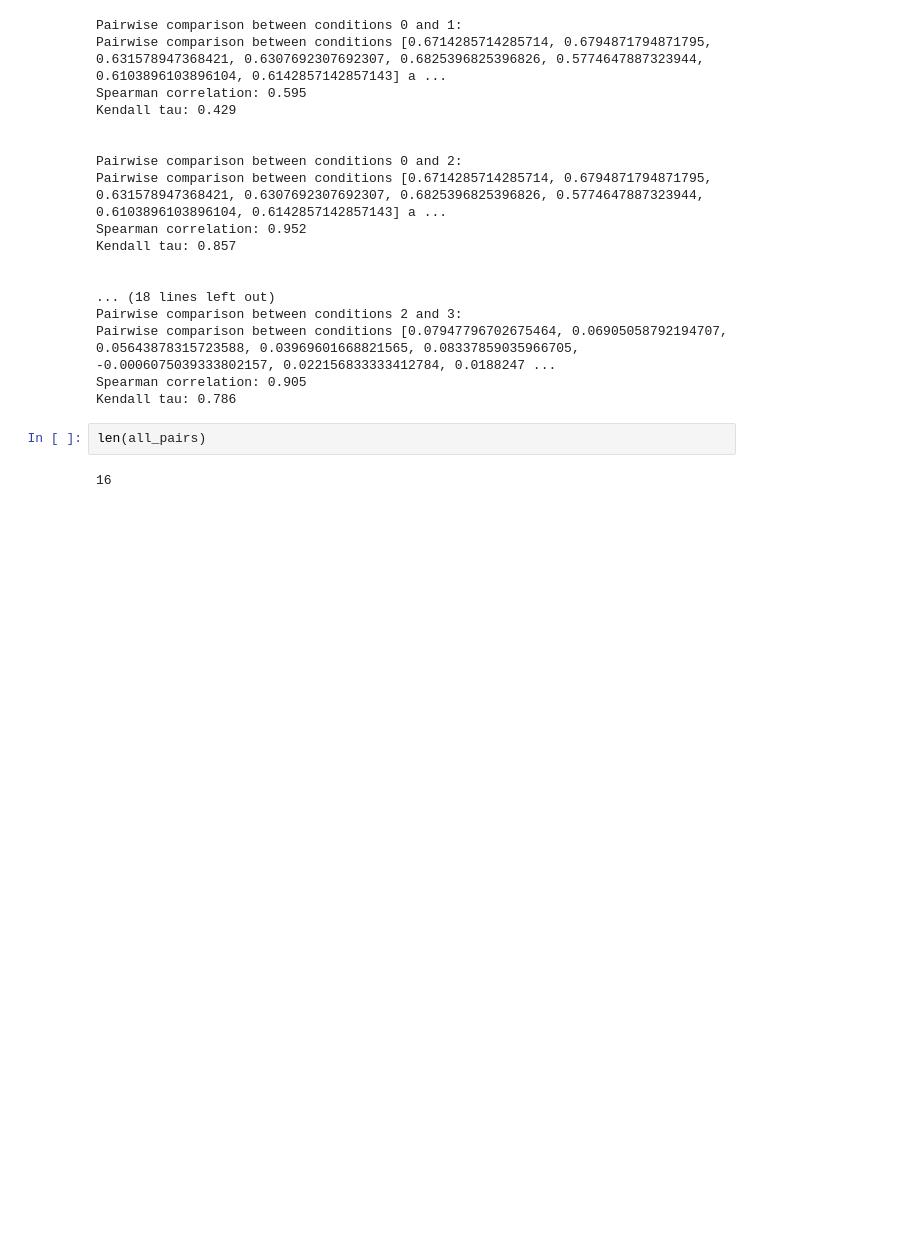
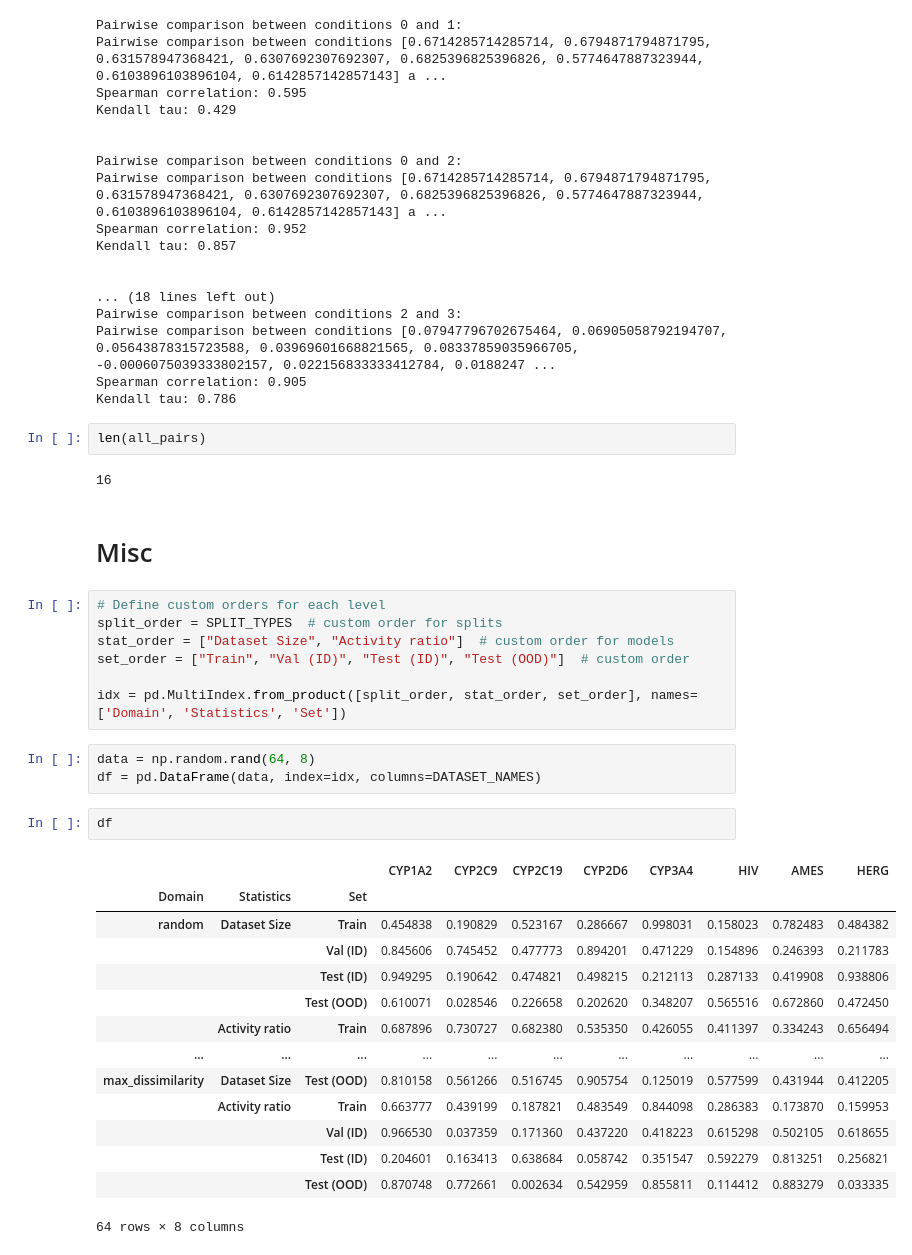
Before and after one commit to HFooladi/ALineMol, a Jupyter notebook: notebooks/tabels.ipynb, the cells around one changed output. Cells and saved outputs as stored; diff of their text form; blank space fills up the shorter version.

Commit message:
add more tables

```diff
--- a/notebooks/tabels.ipynb
+++ b/notebooks/tabels.ipynb
@@ -272,3 +272,32 @@ Kendall tau: 0.786
 len(all_pairs)
 # %% [output]
 16
+# %% [markdown]
+# Misc
+# %%
+# Define custom orders for each level
+split_order = SPLIT_TYPES  # custom order for splits
+stat_order = ["Dataset Size", "Activity ratio"]  # custom order for models
+set_order = ["Train", "Val (ID)", "Test (ID)", "Test (OOD)"]  # custom order
+
+idx = pd.MultiIndex.from_product([split_order, stat_order, set_order], names=['Domain', 'Statistics', 'Set'])
+# %%
+data = np.random.rand(64, 8)
+df = pd.DataFrame(data, index=idx, columns=DATASET_NAMES)
+# %%
+df
+# %% [output]
+|  |  |  | CYP1A2 | CYP2C9 | CYP2C19 | CYP2D6 | CYP3A4 | HIV | AMES | HERG |
+| Domain | Statistics | Set |  |  |  |  |  |  |  |  |
+| random | Dataset Size | Train | 0.454838 | 0.190829 | 0.523167 | 0.286667 | 0.998031 | 0.158023 | 0.782483 | 0.484382 |
+|  |  | Val (ID) | 0.845606 | 0.745452 | 0.477773 | 0.894201 | 0.471229 | 0.154896 | 0.246393 | 0.211783 |
+|  |  | Test (ID) | 0.949295 | 0.190642 | 0.474821 | 0.498215 | 0.212113 | 0.287133 | 0.419908 | 0.938806 |
+|  |  | Test (OOD) | 0.610071 | 0.028546 | 0.226658 | 0.202620 | 0.348207 | 0.565516 | 0.672860 | 0.472450 |
+|  | Activity ratio | Train | 0.687896 | 0.730727 | 0.682380 | 0.535350 | 0.426055 | 0.411397 | 0.334243 | 0.656494 |
+| ... | ... | ... | ... | ... | ... | ... | ... | ... | ... | ... |
+| max_dissimilarity | Dataset Size | Test (OOD) | 0.810158 | 0.561266 | 0.516745 | 0.905754 | 0.125019 | 0.577599 | 0.431944 | 0.412205 |
+|  | Activity ratio | Train | 0.663777 | 0.439199 | 0.187821 | 0.483549 | 0.844098 | 0.286383 | 0.173870 | 0.159953 |
+|  |  | Val (ID) | 0.966530 | 0.037359 | 0.171360 | 0.437220 | 0.418223 | 0.615298 | 0.502105 | 0.618655 |
+|  |  | Test (ID) | 0.204601 | 0.163413 | 0.638684 | 0.058742 | 0.351547 | 0.592279 | 0.813251 | 0.256821 |
+|  |  | Test (OOD) | 0.870748 | 0.772661 | 0.002634 | 0.542959 | 0.855811 | 0.114412 | 0.883279 | 0.033335 |
+64 rows × 8 columns
```
Also changed, not shown: parts of 1 cell of this notebook, 1 other file.
